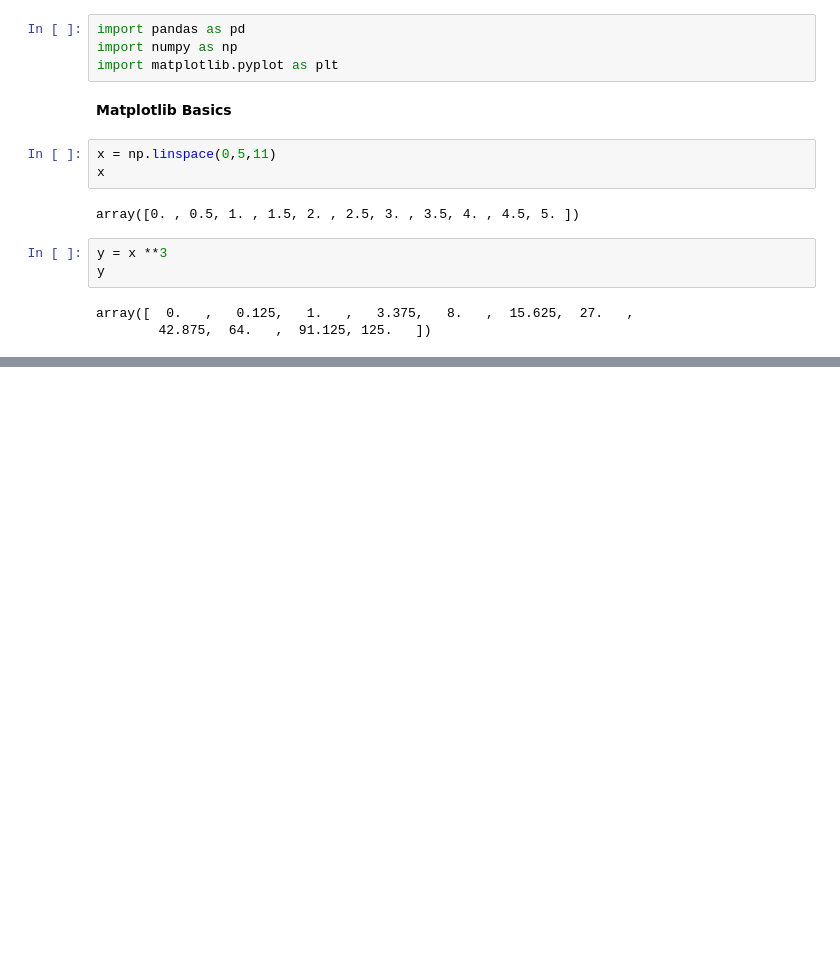
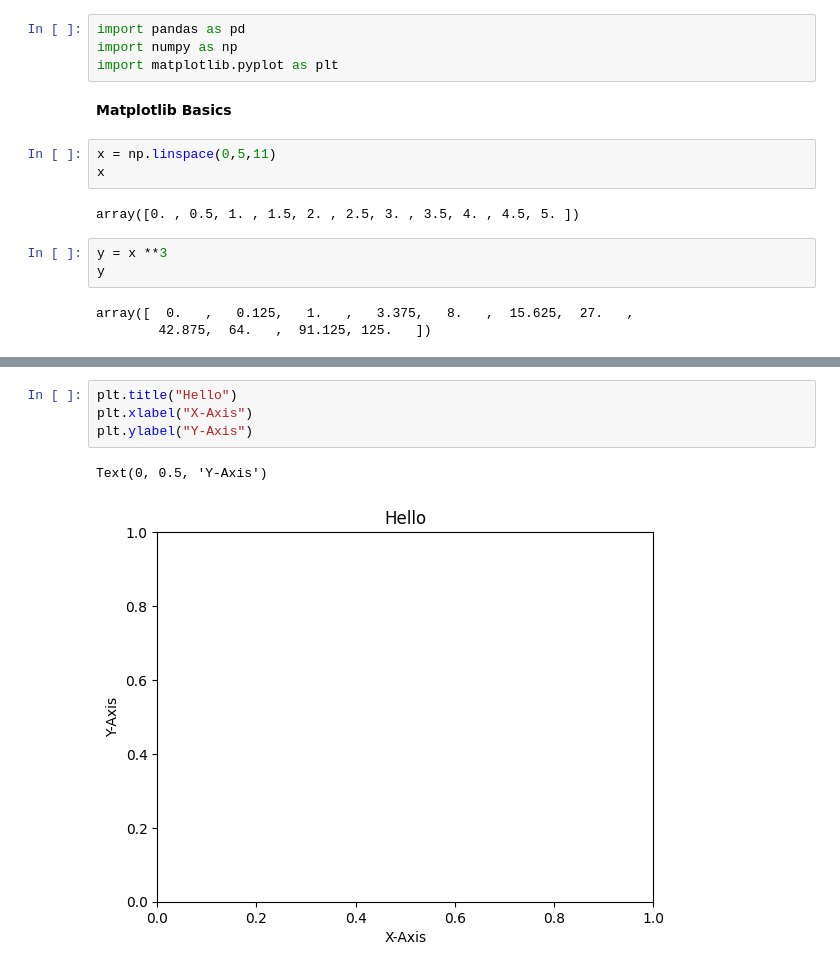
Before and after one commit to mandalsantanu16092002/Python-learning, a Jupyter notebook: matplotlib.ipynb, the cells around one changed output, grey strips where cells are left out. Saved outputs shown, nothing was run; the diff lists cells and outputs as text; blank space fills up the shorter version.

```diff
--- a/matplotlib.ipynb
+++ b/matplotlib.ipynb
@@ -31,0 +25,7 @@ import matplotlib.pyplot as plt
+# %%
+plt.title("Hello")
+plt.xlabel("X-Axis")
+plt.ylabel("Y-Axis")
+# %% [output]
+Text(0, 0.5, 'Y-Axis')
+[figure, added]
```
Also changed, not shown: parts of 24 cells of this notebook.
